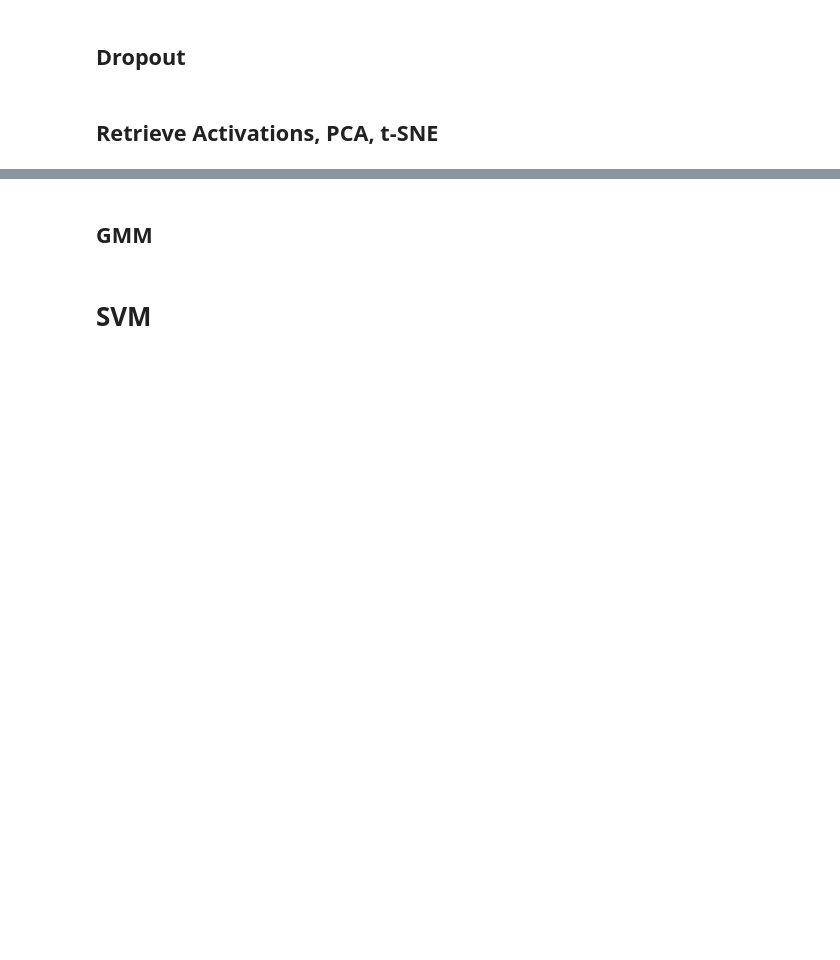
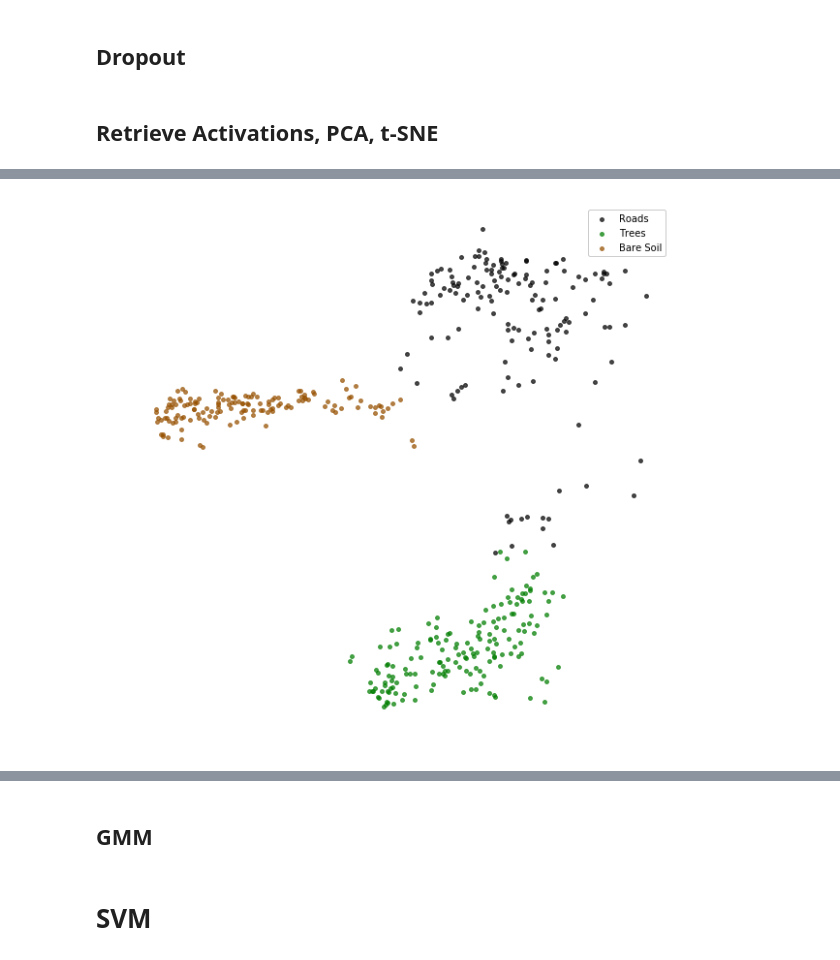
Before and after one commit to CyrilWendl/SIE-Master, a Jupyter notebook: Zurich/Zurich Dataset Error Detection.ipynb, the cells around one changed output, grey strips where cells are left out. Saved outputs shown, nothing was run; the diff lists cells and outputs as text; code cells hidden in the pictures; blank space fills up the shorter version.

```diff
--- a/Zurich/Zurich Dataset Error Detection.ipynb
+++ b/Zurich/Zurich Dataset Error Detection.ipynb
@@ -483,10 +529,13 @@ tsne_all = tsne.fit_transform(act_test[dataset_subset_indices])
 # %%
 # tsne without unseen class
 tsne_train = tsne_all[(tsne_y == y_pred_label_te.flatten()[dataset_subset_indices]) & tsne_y!=0]
 tsne_train_y = tsne_y[(tsne_y == y_pred_label_te.flatten()[dataset_subset_indices]) & tsne_y!=0]
 # plot
 _, ax = plt.subplots(1, 1, figsize=(10, 10))
+ax.set_axis_off()
 plot_pts_2d(tsne_train, tsne_train_y, ax, np.unique(tsne_train_y), names, colors)
+# %% [output]
+[figure, added]
 # %%
 # tsne without unseen class
 tsne_train = tsne_all[(tsne_y == y_pred_label_te.flatten()[dataset_subset_indices]) & tsne_y!=0]
```
Also changed, not shown: parts of 12 cells of this notebook, 27 other files.
